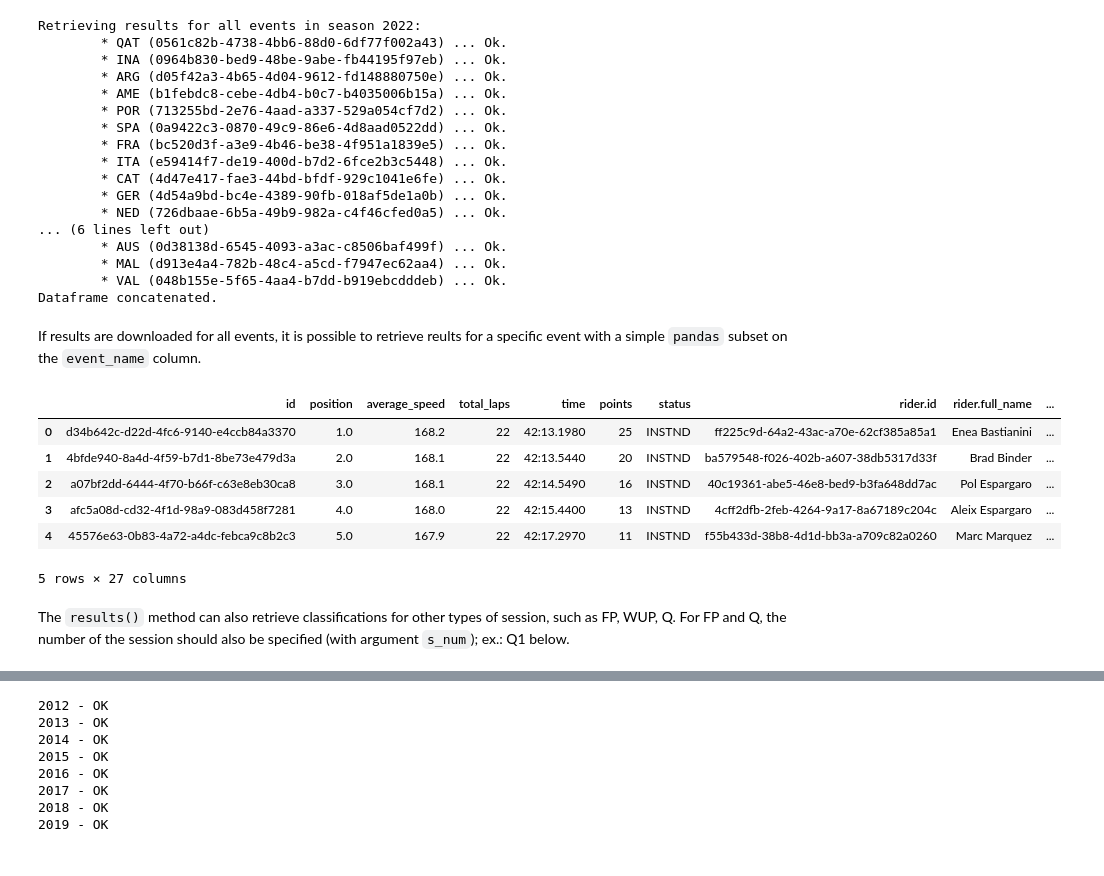
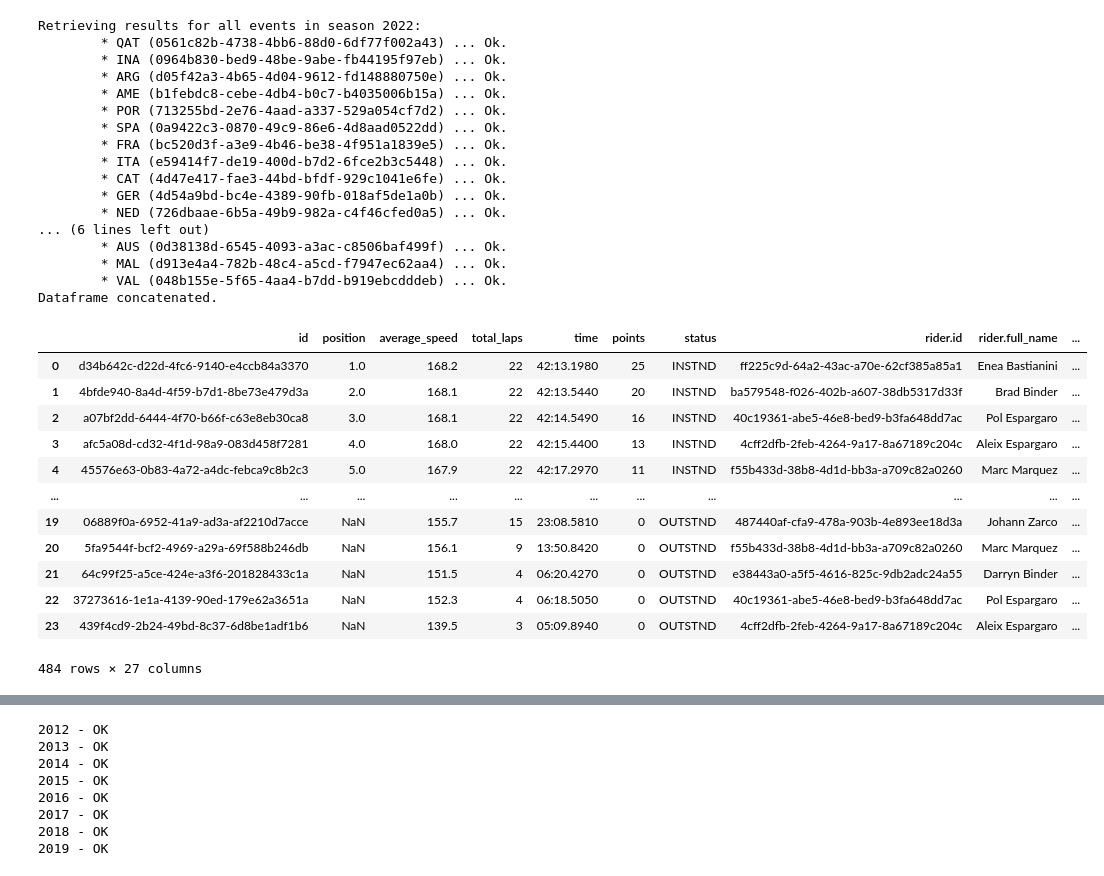
Before and after one commit to antobzzll/motogpdata, a Jupyter notebook: example.ipynb, the cells around one changed output, grey strips where cells are left out. Drawn from its saved outputs; the diff is of its cells as text; code cells hidden in the pictures.

```diff
--- a/example.ipynb
+++ b/example.ipynb
@@ -52,40 +69,36 @@ To retrieve the results of a MotoGP session, use the `motogpdata.api.Handler.res
 # %%
-season_results = motogp.results(
-    # event='QAT',
-    # session='RAC',
-    # s_num=0
-    )
-
-season_results.to_csv("data/2022.csv")
+season.results(
+    event='all',
+    session='RAC',
+    s_num=0)
 # %% [output]
 Retrieving results for all events in season 2022:
         * QAT (0561c82b-4738-4bb6-88d0-6df77f002a43) ... Ok.
         * INA (0964b830-bed9-48be-9abe-fb44195f97eb) ... Ok.
         * ARG (d05f42a3-4b65-4d04-9612-fd148880750e) ... Ok.
         * AME (b1febdc8-cebe-4db4-b0c7-b4035006b15a) ... Ok.
         * POR (713255bd-2e76-4aad-a337-529a054cf7d2) ... Ok.
         * SPA (0a9422c3-0870-49c9-86e6-4d8aad0522dd) ... Ok.
         * FRA (bc520d3f-a3e9-4b46-be38-4f951a1839e5) ... Ok.
         * ITA (e59414f7-de19-400d-b7d2-6fce2b3c5448) ... Ok.
         * CAT (4d47e417-fae3-44bd-bfdf-929c1041e6fe) ... Ok.
         * GER (4d54a9bd-bc4e-4389-90fb-018af5de1a0b) ... Ok.
         * NED (726dbaae-6b5a-49b9-982a-c4f46cfed0a5) ... Ok.
 ... (6 lines left out)
         * AUS (0d38138d-6545-4093-a3ac-c8506baf499f) ... Ok.
         * MAL (d913e4a4-782b-48c4-a5cd-f7947ec62aa4) ... Ok.
         * VAL (048b155e-5f65-4aa4-b7dd-b919ebcdddeb) ... Ok.
 Dataframe concatenated.
+|  | id | position | average_speed | total_laps | time | points | status | rider.id | rider.full_name | ... |
+| 0 | d34b642c-d22d-4fc6-9140-e4ccb84a3370 | 1.0 | 168.2 | 22 | 42:13.1980 | 25 | INSTND | ff225c9d-64a2-43ac-a70e-62cf385a85a1 | Enea Bastianini | ... |
+| 1 | 4bfde940-8a4d-4f59-b7d1-8be73e479d3a | 2.0 | 168.1 | 22 | 42:13.5440 | 20 | INSTND | ba579548-f026-402b-a607-38db5317d33f | Brad Binder | ... |
+| 2 | a07bf2dd-6444-4f70-b66f-c63e8eb30ca8 | 3.0 | 168.1 | 22 | 42:14.5490 | 16 | INSTND | 40c19361-abe5-46e8-bed9-b3fa648dd7ac | Pol Espargaro | ... |
+| 3 | afc5a08d-cd32-4f1d-98a9-083d458f7281 | 4.0 | 168.0 | 22 | 42:15.4400 | 13 | INSTND | 4cff2dfb-2feb-4264-9a17-8a67189c204c | Aleix Espargaro | ... |
+| 4 | 45576e63-0b83-4a72-a4dc-febca9c8b2c3 | 5.0 | 167.9 | 22 | 42:17.2970 | 11 | INSTND | f55b433d-38b8-4d1d-bb3a-a709c82a0260 | Marc Marquez | ... |
+| ... | ... | ... | ... | ... | ... | ... | ... | ... | ... | ... |
+| 19 | 06889f0a-6952-41a9-ad3a-af2210d7acce | NaN | 155.7 | 15 | 23:08.5810 | 0 | OUTSTND | 487440af-cfa9-478a-903b-4e893ee18d3a | Johann Zarco | ... |
+| 20 | 5fa9544f-bcf2-4969-a29a-69f588b246db | NaN | 156.1 | 9 | 13:50.8420 | 0 | OUTSTND | f55b433d-38b8-4d1d-bb3a-a709c82a0260 | Marc Marquez | ... |
+| 21 | 64c99f25-a5ce-424e-a3f6-201828433c1a | NaN | 151.5 | 4 | 06:20.4270 | 0 | OUTSTND | e38443a0-a5f5-4616-825c-9db2adc24a55 | Darryn Binder | ... |
+| 22 | 37273616-1e1a-4139-90ed-179e62a3651a | NaN | 152.3 | 4 | 06:18.5050 | 0 | OUTSTND | 40c19361-abe5-46e8-bed9-b3fa648dd7ac | Pol Espargaro | ... |
+| 23 | 439f4cd9-2b24-49bd-8c37-6d8be1adf1b6 | NaN | 139.5 | 3 | 05:09.8940 | 0 | OUTSTND | 4cff2dfb-2feb-4264-9a17-8a67189c204c | Aleix Espargaro | ... |
+484 rows × 27 columns
-# %% [markdown]
-If results are downloaded for all events, it is possible to retrieve reults for a specific event with a simple `pandas` subset on the `event_name` column.
-# %%
-season_results[season_results['event_name'] == 'QAT'].head()
-# %% [output]
-|  | id | position | average_speed | total_laps | time | points | status | rider.id | rider.full_name | ... |
-| 0 | d34b642c-d22d-4fc6-9140-e4ccb84a3370 | 1.0 | 168.2 | 22 | 42:13.1980 | 25 | INSTND | ff225c9d-64a2-43ac-a70e-62cf385a85a1 | Enea Bastianini | ... |
-| 1 | 4bfde940-8a4d-4f59-b7d1-8be73e479d3a | 2.0 | 168.1 | 22 | 42:13.5440 | 20 | INSTND | ba579548-f026-402b-a607-38db5317d33f | Brad Binder | ... |
-| 2 | a07bf2dd-6444-4f70-b66f-c63e8eb30ca8 | 3.0 | 168.1 | 22 | 42:14.5490 | 16 | INSTND | 40c19361-abe5-46e8-bed9-b3fa648dd7ac | Pol Espargaro | ... |
-| 3 | afc5a08d-cd32-4f1d-98a9-083d458f7281 | 4.0 | 168.0 | 22 | 42:15.4400 | 13 | INSTND | 4cff2dfb-2feb-4264-9a17-8a67189c204c | Aleix Espargaro | ... |
-| 4 | 45576e63-0b83-4a72-a4dc-febca9c8b2c3 | 5.0 | 167.9 | 22 | 42:17.2970 | 11 | INSTND | f55b433d-38b8-4d1d-bb3a-a709c82a0260 | Marc Marquez | ... |
-5 rows × 27 columns
-# %% [markdown]
-The `results()` method can also retrieve classifications for other types of session, such as FP, WUP, Q. For FP and Q, the number of the session should also be specified (with argument `s_num`); ex.: Q1 below.
```
Also changed, not shown: parts of 23 cells of this notebook, 3 other files.
